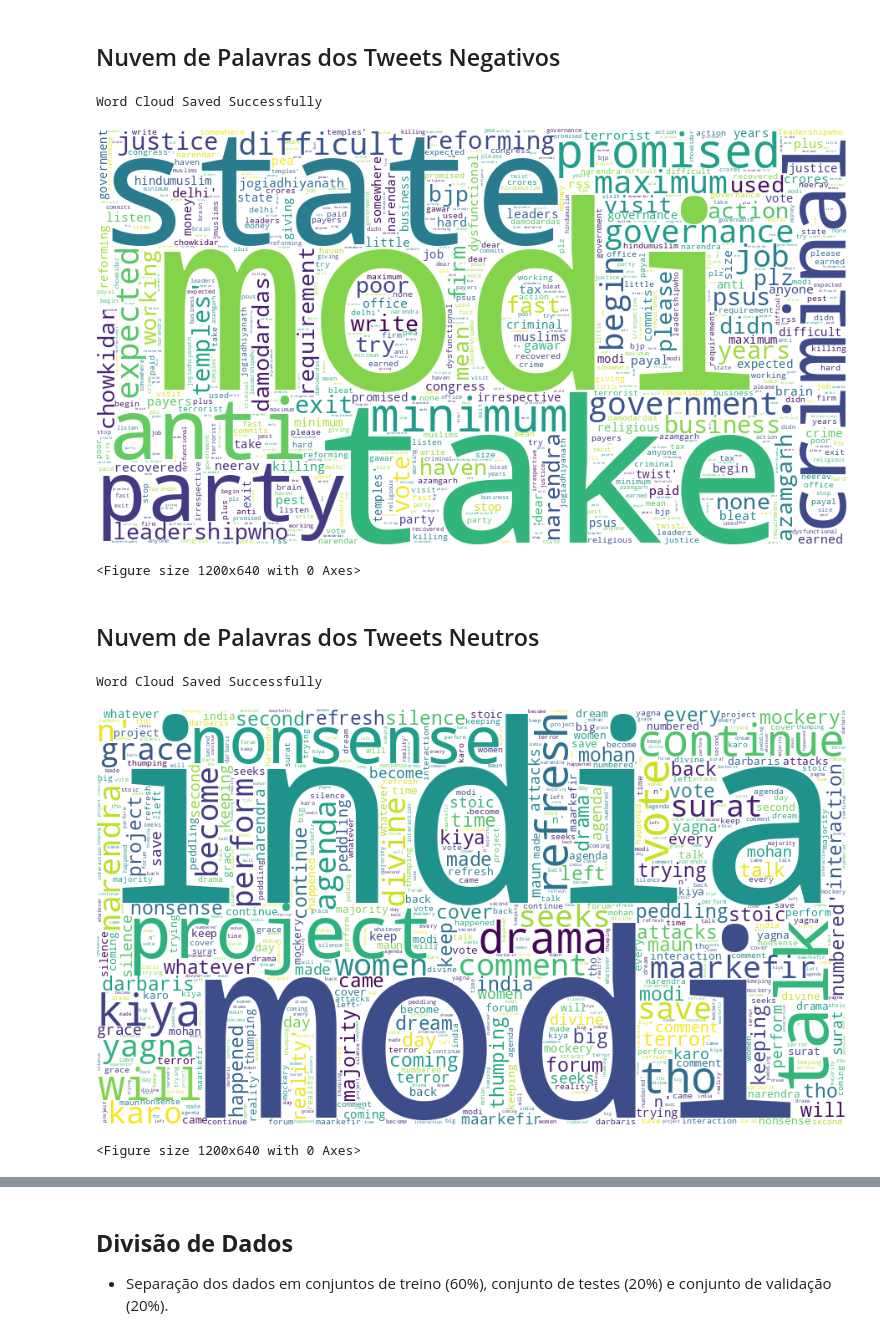
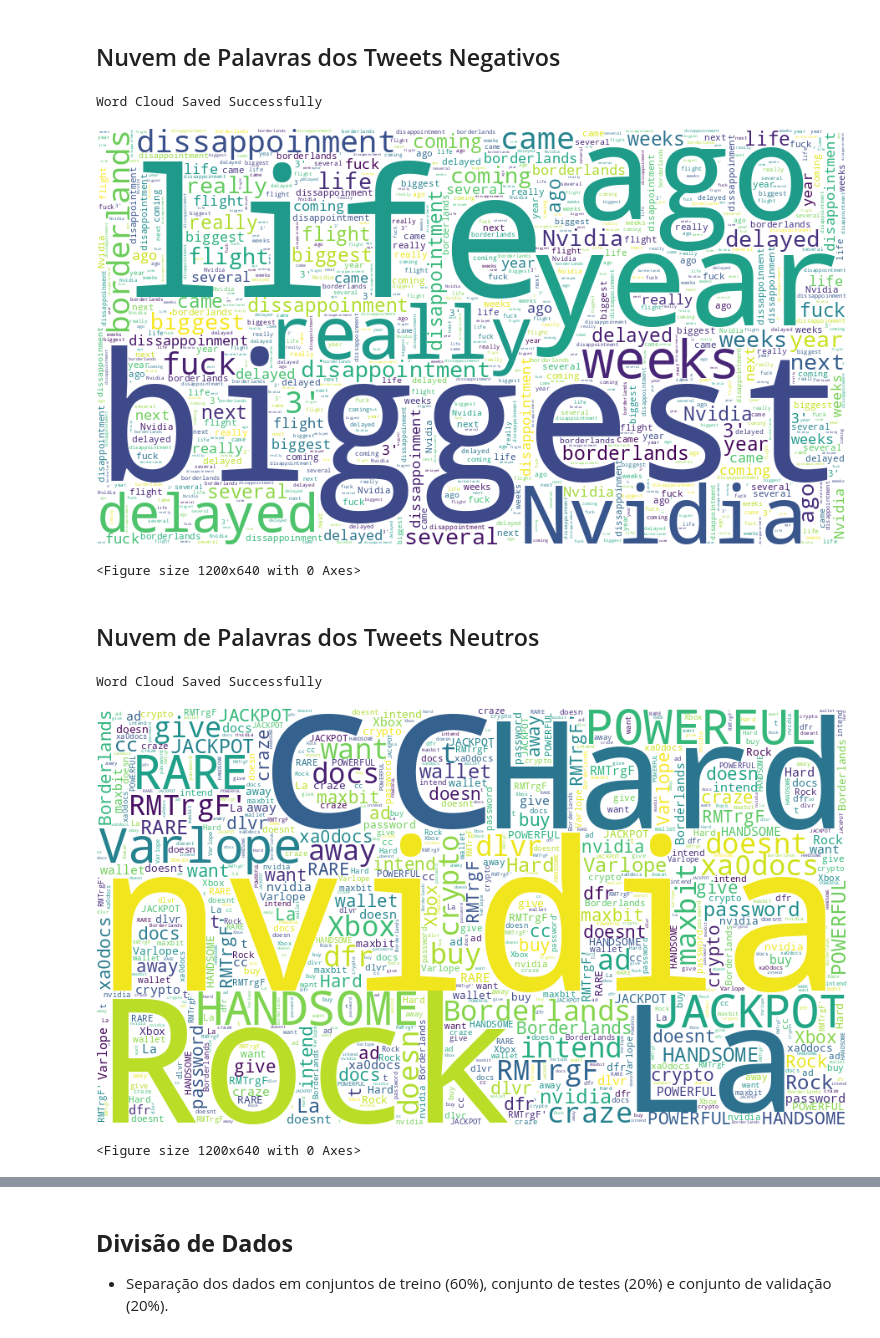
Before and after one commit to thiago-abarros/twitter-sentiment-analysis, a Jupyter notebook: notebooks/twitter-analysis.ipynb, the cells around one changed output, grey strips where cells are left out. Drawn from its saved outputs; the diff is of its cells as text; code cells hidden in the pictures.

```diff
--- a/notebooks/twitter-analysis.ipynb
+++ b/notebooks/twitter-analysis.ipynb
@@ -44,0 +82,7 @@ df.sample(5)
+# %%
+columns_to_drop = ['2401', '3364', 'Facebook', 'Irrelevant',
+                   'I mentioned on Facebook that I was struggling for motivation to go for a run the other day, which has been translated by Tom’s great auntie as ‘Hayley can’t get out of bed’ and told to his grandma, who now thinks I’m a lazy, terrible person 🤣']
+df = df.drop(columns_to_drop, axis=1)
+
+df = df.rename(columns={'im getting on borderlands and i will murder you all ,': 'Tweet', 'Positive': 'Sentiment', 'Borderlands':"Branch"})
+df.head()
@@ -44,0 +103,3 @@ df.sample(5)
+# %%
+df.dropna(inplace=True)
+df.isnull().sum()
@@ -77,0 +115,4 @@ df_neutral = df[df["category"] == 0]
+# %%
+remove_duplicates = df.drop_duplicates()
+df = remove_duplicates
+df.duplicated().sum()
@@ -77,0 +127,15 @@ df_neutral = df[df["category"] == 0]
+# %%
+# Filtrando os tweets por sentimento
+tweets_positivos = df.loc[df['Sentiment'] == 'Positive']
+tweets_neutros = df.loc[df['Sentiment'] == 'Neutral']
+tweets_negativos = df.loc[df['Sentiment'] == 'Negative']
+tweets_irrelevantes = df.loc[df['Sentiment'] == 'Irrelevant']
+
+# Calculando o total de tweets na base
+total_tweets = df.shape[0]
+
+# Calculando e exibindo os números e porcentagens
+print(f"Número de tweets positivos: {tweets_positivos.shape[0]} ({(tweets_positivos.shape[0] / total_tweets) * 100:.2f}%)")
+print(f"Número de tweets neutros: {tweets_neutros.shape[0]} ({(tweets_neutros.shape[0] / total_tweets) * 100:.2f}%)")
+print(f"Número de tweets negativos: {tweets_negativos.shape[0]} ({(tweets_negativos.shape[0] / total_tweets) * 100:.2f}%)")
+print(f"Número de tweets irrelevantes: {tweets_irrelevantes.shape[0]} ({(tweets_irrelevantes.shape[0] / total_tweets) * 100:.2f}%)")
@@ -185,17 +305,17 @@ Word Cloud Saved Successfully
 ## Nuvem de Palavras dos Tweets Negativos
 # %%
 plt.figure(figsize=(15, 8), dpi=80)
-create_wordcloud(df_negative["clean_text"].values, "resources/negative.png")
+create_wordcloud(tweets_negativos["Tweet"].values, "resources/negative.png")
 # %% [output]
 Word Cloud Saved Successfully
-[figure, old version]
+[figure, new version]
 <Figure size 1200x640 with 0 Axes>
 # %% [markdown]
 ## Nuvem de Palavras dos Tweets Neutros
 # %%
 plt.figure(figsize=(15, 8), dpi=80)
-create_wordcloud(df_neutral["clean_text"].values, "resources/neutral.png")
+create_wordcloud(tweets_neutros["Tweet"].values, "resources/neutral.png")
 # %% [output]
 Word Cloud Saved Successfully
-[figure, old version]
+[figure, new version]
 <Figure size 1200x640 with 0 Axes>
```
Also changed, not shown: parts of 86 cells of this notebook, 7 other files.
